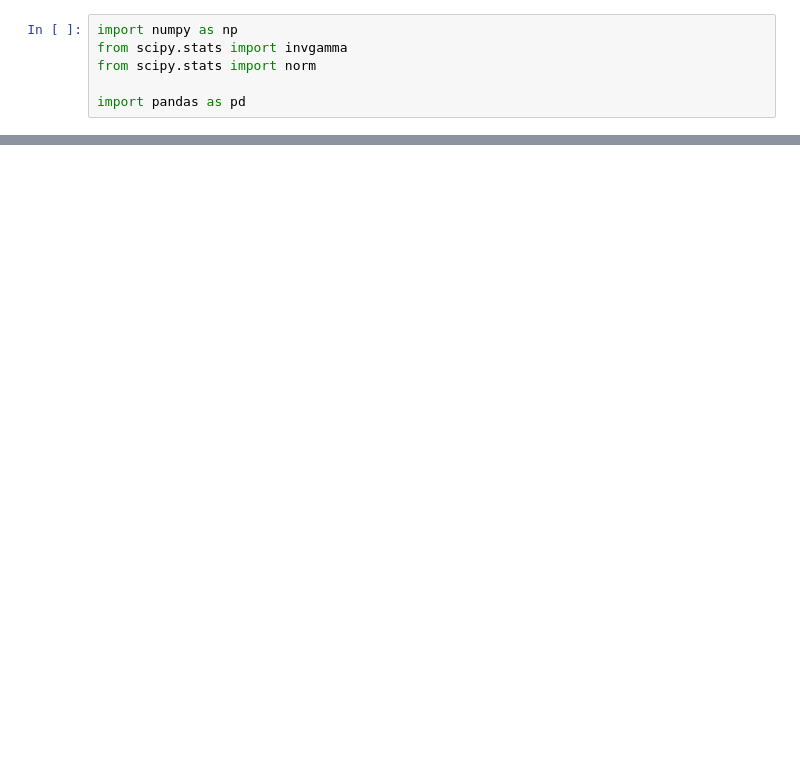
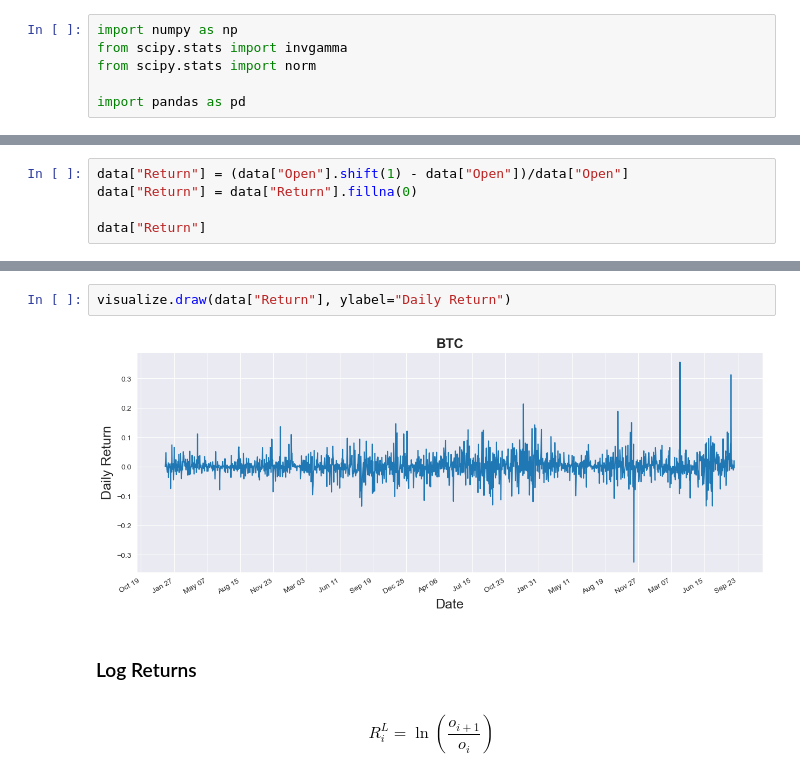
Before and after one commit to XDzzzzzZyq/Gibbs-Sampler, a Jupyter notebook: Gibbs Sampling.ipynb, the cells around one changed output, grey strips where cells are left out. Drawn from its saved outputs; the diff is of its cells as text; blank space fills up the shorter version.

```diff
--- a/Gibbs Sampling.ipynb
+++ b/Gibbs Sampling.ipynb
@@ -44,0 +39,5 @@ plt.show()
+# %%
+data["Return"] = (data["Open"].shift(1) - data["Open"])/data["Open"]
+data["Return"] = data["Return"].fillna(0)
+
+data["Return"]
@@ -44,0 +58,10 @@ plt.show()
+# %%
+visualize.draw(data["Return"], ylabel="Daily Return")
+# %% [output]
+[figure, added]
+# %% [markdown]
+### Log Returns
+# %% [markdown]
+$$
+R^L_i=\ln (\frac{o_{i+1}}{o_i})
+$$
```
Also changed, not shown: parts of 7 cells of this notebook, 2 other files.
